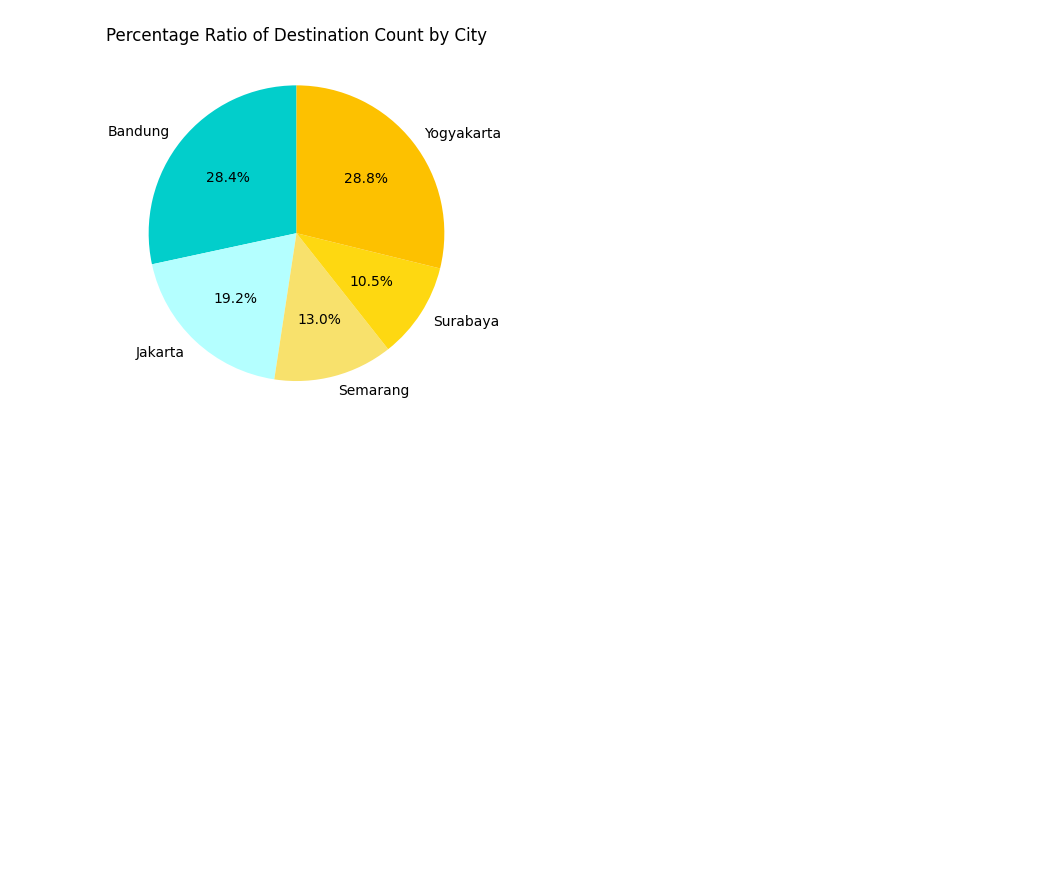
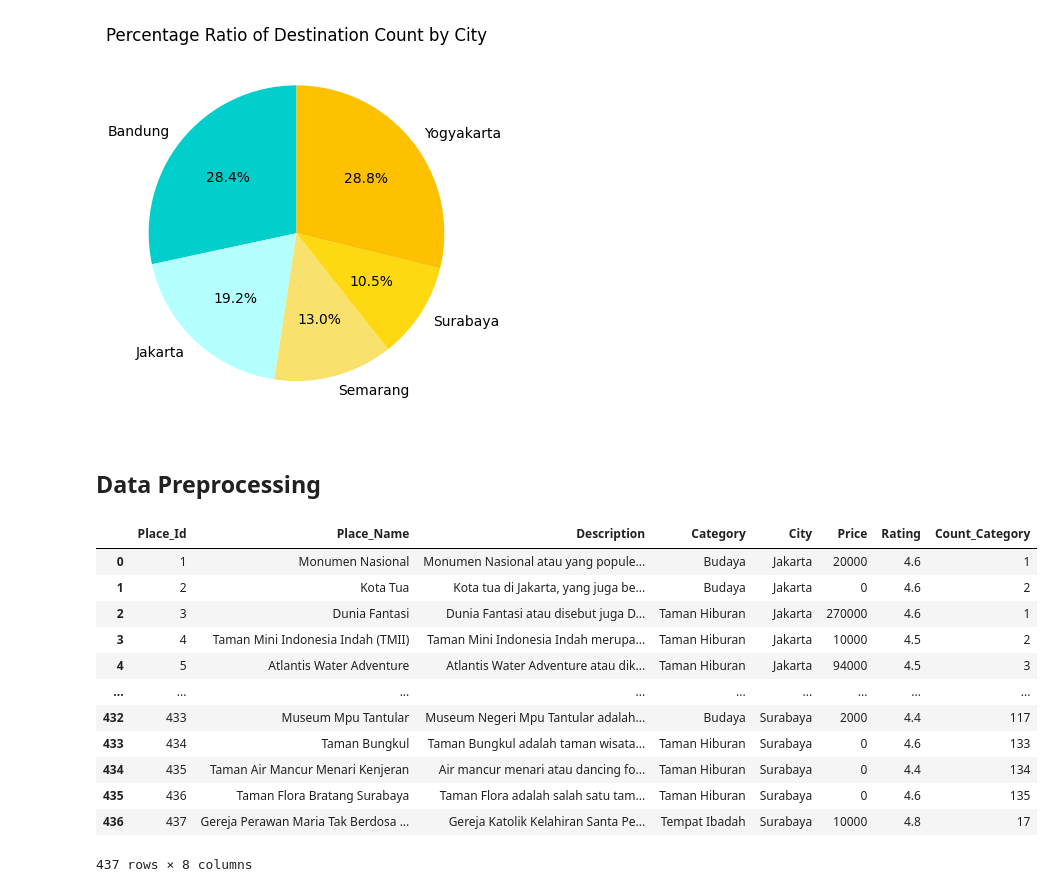
Before and after one commit to AlbertusAlanMehetabel/JelaJava, a Jupyter notebook: Model/JelaJava.ipynb, the cells around one changed output. Saved outputs shown, nothing was run; the diff lists cells and outputs as text; code cells hidden in the pictures; blank space fills up the shorter version.

Commit message:
add data preprocessing

```diff
--- a/Model/JelaJava.ipynb
+++ b/Model/JelaJava.ipynb
@@ -171,3 +171,22 @@ plt.title('Percentage Ratio of Destination Count by City')
 plt.show()
 # %% [output]
 [figure]
+# %% [markdown]
+## **Data Preprocessing**
+# %%
+place.drop(['Time_Minutes','Coordinate','Lat','Long','Unnamed: 11','Unnamed: 12'],axis=1,inplace=True)
+place
+# %% [output]
+|  | Place_Id | Place_Name | Description | Category | City | Price | Rating | Count_Category |
+| 0 | 1 | Monumen Nasional | Monumen Nasional atau yang popule... | Budaya | Jakarta | 20000 | 4.6 | 1 |
+| 1 | 2 | Kota Tua | Kota tua di Jakarta, yang juga be... | Budaya | Jakarta | 0 | 4.6 | 2 |
+| 2 | 3 | Dunia Fantasi | Dunia Fantasi atau disebut juga D... | Taman Hiburan | Jakarta | 270000 | 4.6 | 1 |
+| 3 | 4 | Taman Mini Indonesia Indah (TMII) | Taman Mini Indonesia Indah merupa... | Taman Hiburan | Jakarta | 10000 | 4.5 | 2 |
+| 4 | 5 | Atlantis Water Adventure | Atlantis Water Adventure atau dik... | Taman Hiburan | Jakarta | 94000 | 4.5 | 3 |
+| ... | ... | ... | ... | ... | ... | ... | ... | ... |
+| 432 | 433 | Museum Mpu Tantular | Museum Negeri Mpu Tantular adalah... | Budaya | Surabaya | 2000 | 4.4 | 117 |
+| 433 | 434 | Taman Bungkul | Taman Bungkul adalah taman wisata... | Taman Hiburan | Surabaya | 0 | 4.6 | 133 |
+| 434 | 435 | Taman Air Mancur Menari Kenjeran | Air mancur menari atau dancing fo... | Taman Hiburan | Surabaya | 0 | 4.4 | 134 |
+| 435 | 436 | Taman Flora Bratang Surabaya | Taman Flora adalah salah satu tam... | Taman Hiburan | Surabaya | 0 | 4.6 | 135 |
+| 436 | 437 | Gereja Perawan Maria Tak Berdosa ... | Gereja Katolik Kelahiran Santa Pe... | Tempat Ibadah | Surabaya | 10000 | 4.8 | 17 |
+437 rows × 8 columns
```
Also changed, not shown: parts of 3 cells of this notebook.
